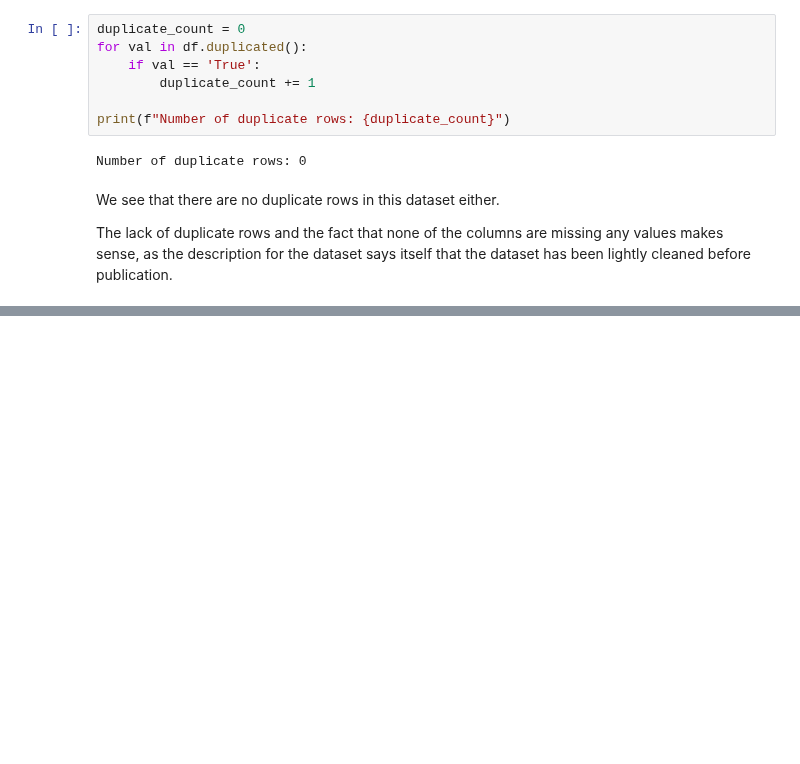
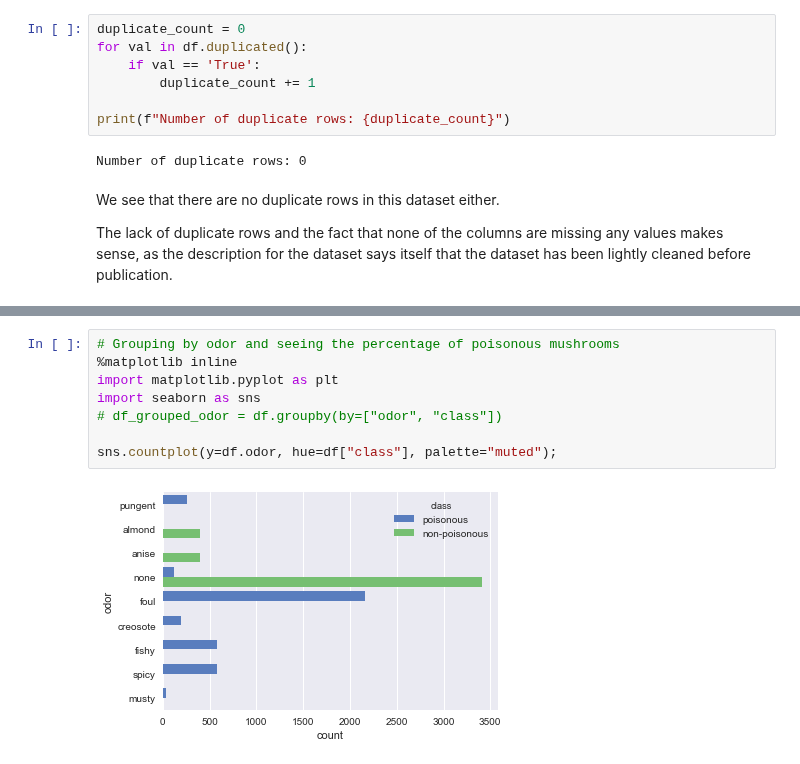
Before and after one commit to Thakugan/machine-learning-notebooks, a Jupyter notebook: 6-wide-and-deep-networks/mushroom-hunting.ipynb, the cells around one changed output, grey strips where cells are left out. Saved outputs shown, nothing was run; the diff lists cells and outputs as text; blank space fills up the shorter version.

```diff
--- a/6-wide-and-deep-networks/mushroom-hunting.ipynb
+++ b/6-wide-and-deep-networks/mushroom-hunting.ipynb
@@ -258,0 +238,10 @@ The lack of duplicate rows and the fact that none of the columns are missing any
+# %%
+# Grouping by odor and seeing the percentage of poisonous mushrooms
+%matplotlib inline
+import matplotlib.pyplot as plt
+import seaborn as sns
+# df_grouped_odor = df.groupby(by=["odor", "class"])
+
+sns.countplot(y=df.odor, hue=df["class"], palette="muted");
+# %% [output]
+[figure, added]
```
Also changed, not shown: parts of 18 cells of this notebook.
